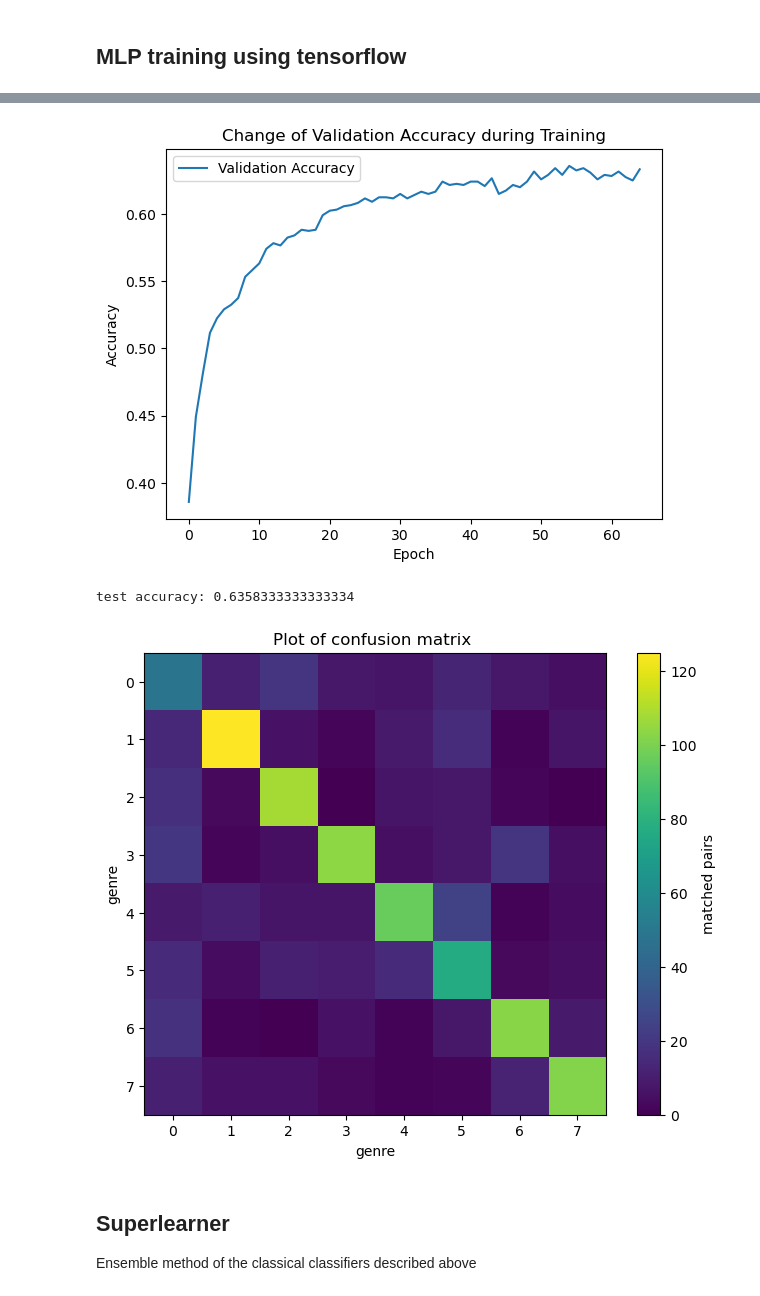
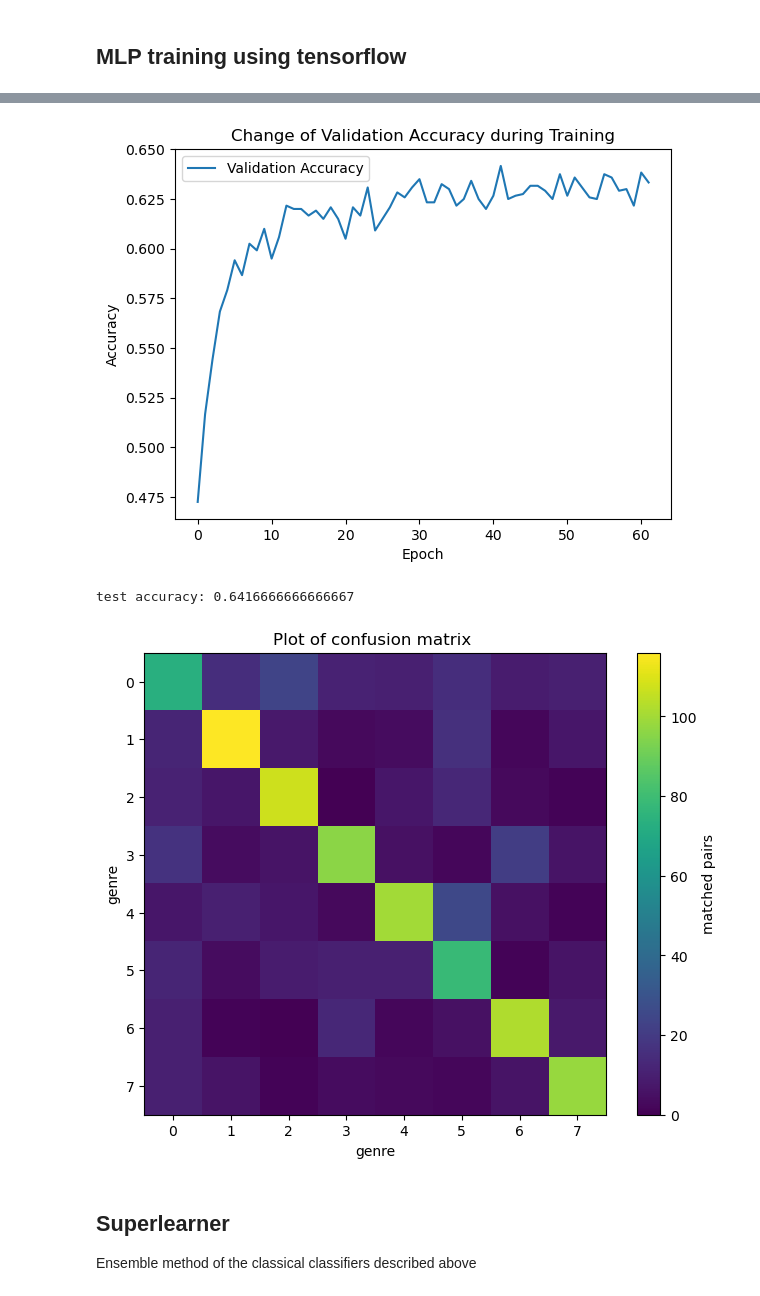
Before and after one commit to Daniel-Lin-S/SML_practical, a Jupyter notebook: AssessedPracticalSamplePythonCode.ipynb, the cells around one changed output, grey strips where cells are left out. Drawn from its saved outputs; the diff is of its cells as text; code cells hidden in the pictures.

```diff
--- a/AssessedPracticalSamplePythonCode.ipynb
+++ b/AssessedPracticalSamplePythonCode.ipynb
@@ -681,11 +711,11 @@ tf.random.set_seed(2024)
 ### set basic parameters
 batch_size = 16
 activation = 'prelu' # activation for the hidden layers: `relu`, `prelu`, `leakyrelu`
-learning_rate = 1e-4
+learning_rate = 5e-4
 n_epoches = 100
-dropout_rate = 0.3 # set to 0 to avoid drop-out
-layer_widths = [256, 128, 64] # number of hidden units in each hidden layer
-normalisation = False
+dropout_rate = 0.2 # set to 0 to avoid drop-out
+layer_widths = [256, 64, 16] # number of hidden units in each hidden layer
+normalisation = True
 verbose = 1 # print outputs
 
 ### define architecture:
@@ -714,7 +744,7 @@ for l in range(n_layers):
 base_architecture.add(Dense(units=8, activation = 'softmax'))
 
 # define the model with Adam optimiser
-early_stopping = EarlyStopping(monitor='val_accuracy', patience=10, restore_best_weights=True)
+early_stopping = EarlyStopping(monitor='val_accuracy', patience=20, restore_best_weights=True)
 
 model = Sequential.from_config(base_architecture.get_config())
 model.compile(optimizer=Adam(learning_rate=learning_rate),
@@ -755,11 +785,11 @@ Epoch 65/100
-[figure, old version]
+[figure, new version]
 # %%
 y_pred = np.argmax(model.predict(X_test_reduced, verbose=0), axis=1).astype(int)
 print(f'test accuracy: {accuracy_score(y_pred, y_test)}')
 plot_confusion(y_pred, y_test)
 # %% [output]
-test accuracy: 0.6358333333333334
+test accuracy: 0.6416666666666667
-[figure, old version]
+[figure, new version]
 # %% [markdown]
 ## Superlearner
 Ensemble method of the classical classifiers described above
```
Also changed, not shown: parts of 7 cells of this notebook.
